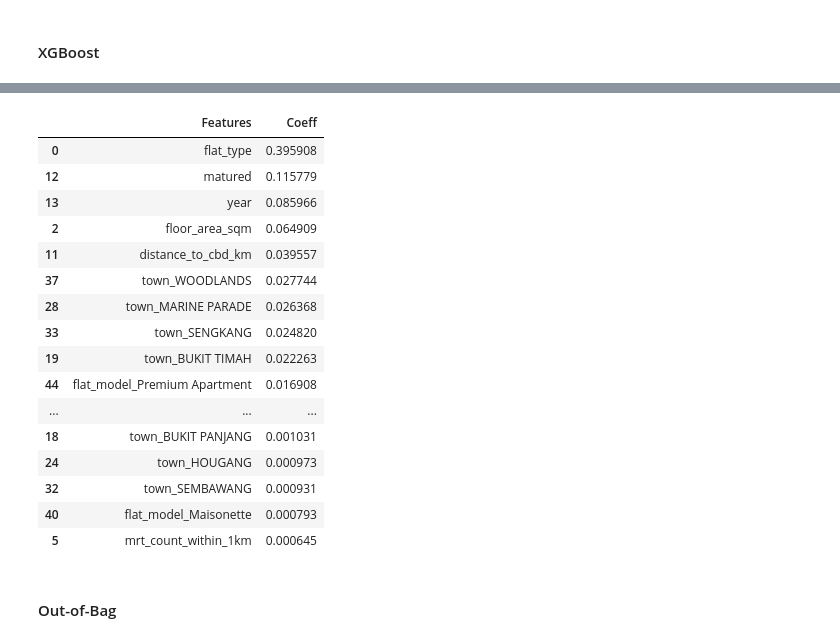
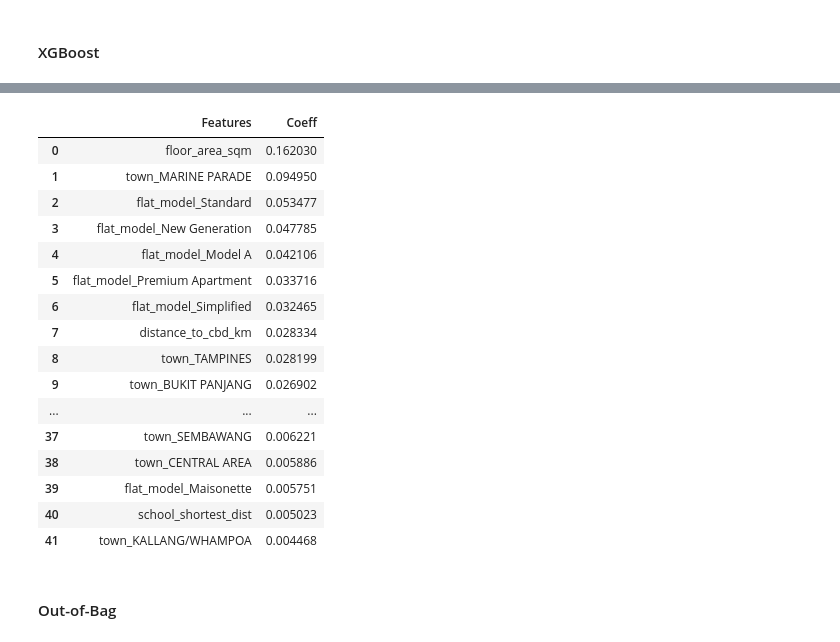
Before and after one commit to raychng/bt4222-project, a Jupyter notebook: Model Building 2004 to 2013.ipynb, the cells around one changed output, grey strips where cells are left out. Drawn from its saved outputs; the diff is of its cells as text; code cells hidden in the pictures.

```diff
--- a/Model Building 2004 to 2013.ipynb
+++ b/Model Building 2004 to 2013.ipynb
@@ -123,7 +122,7 @@ Name: flat_model, dtype: int64
 # %%
 # Re-categorize flat models into broader categories
 replace_values = {'Model A-Maisonette':'Maisonette', 'Improved-Maisonette':'Maisonette',
-                 'Premium Maisonette':'Maisonette',}
+                 'Premium Maisonette':'Maisonette', 'flat_model_Model A2':'flat_model_Model A'}
 data = data.replace({'flat_model': replace_values})
 
 # remove flat models with less than 1000 instances
@@ -212,2 +215,3 @@ def model_performance(model):
 # %%
-lr_df = data.drop(['mrt_count_within_1km','mall_count_within_1km','matured','good_sch_count_within_1km','flat_type'], axis=1)
+models_df = data.drop(['mrt_count_within_1km','mall_count_within_1km','matured',
+                       'good_sch_score','flat_type','year'], axis=1)
@@ -217,3 +218,6 @@ y = np.log(lr_df['adjusted_price'])
+# %%
+X = models_df.drop(['adjusted_price'], axis = 1)
+y = np.log(models_df['adjusted_price'])
 # %%
 # Divide data into training set and test set
 X_train,X_test,y_train,y_test=train_test_split(X,y,test_size=0.2,random_state=100)
@@ -343,24 +334,25 @@ Test loss (MAE): 18215.49107063089
 # %%
 xgb_importance = pd.DataFrame(list(zip(X_train.columns, xgb.feature_importances_)), columns =['Features', 'Coeff'])
-xgb_importance.sort_values(by = 'Coeff', ascending = False)
+xgb_importance = xgb_importance.sort_values(by = 'Coeff', ascending = False).reset_index(drop = True)
+xgb_importance
 # %% [output]
 |  | Features | Coeff |
-| 0 | flat_type | 0.395908 |
-| 12 | matured | 0.115779 |
-| 13 | year | 0.085966 |
-| 2 | floor_area_sqm | 0.064909 |
-| 11 | distance_to_cbd_km | 0.039557 |
-| 37 | town_WOODLANDS | 0.027744 |
-| 28 | town_MARINE PARADE | 0.026368 |
-| 33 | town_SENGKANG | 0.024820 |
-| 19 | town_BUKIT TIMAH | 0.022263 |
-| 44 | flat_model_Premium Apartment | 0.016908 |
+| 0 | floor_area_sqm | 0.162030 |
+| 1 | town_MARINE PARADE | 0.094950 |
+| 2 | flat_model_Standard | 0.053477 |
+| 3 | flat_model_New Generation | 0.047785 |
+| 4 | flat_model_Model A | 0.042106 |
+| 5 | flat_model_Premium Apartment | 0.033716 |
+| 6 | flat_model_Simplified | 0.032465 |
+| 7 | distance_to_cbd_km | 0.028334 |
+| 8 | town_TAMPINES | 0.028199 |
+| 9 | town_BUKIT PANJANG | 0.026902 |
 | ... | ... | ... |
-| 18 | town_BUKIT PANJANG | 0.001031 |
-| 24 | town_HOUGANG | 0.000973 |
-| 32 | town_SEMBAWANG | 0.000931 |
-| 40 | flat_model_Maisonette | 0.000793 |
-| 5 | mrt_count_within_1km | 0.000645 |
+| 37 | town_SEMBAWANG | 0.006221 |
+| 38 | town_CENTRAL AREA | 0.005886 |
+| 39 | flat_model_Maisonette | 0.005751 |
+| 40 | school_shortest_dist | 0.005023 |
+| 41 | town_KALLANG/WHAMPOA | 0.004468 |
 # %% [markdown]
 #### Out-of-Bag
 # %%
```
Also changed, not shown: parts of 40 cells of this notebook.
